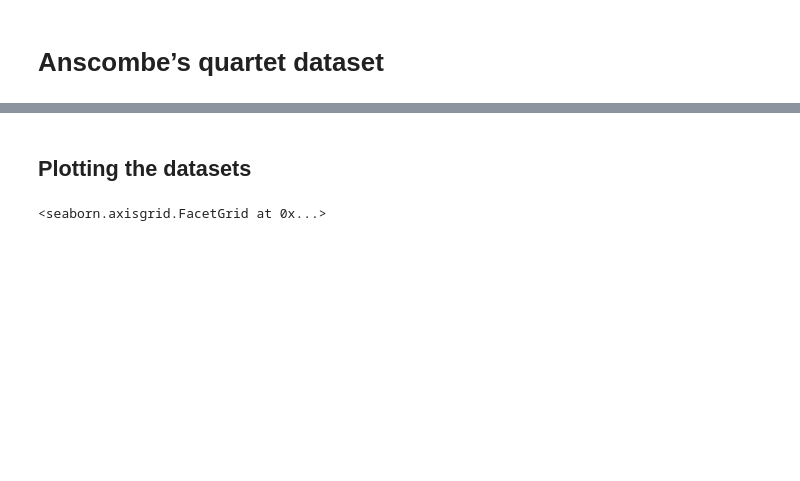
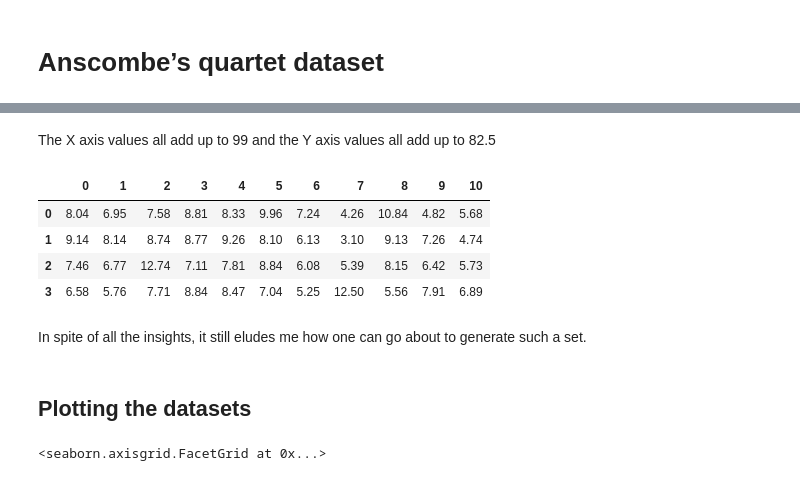
Before and after one commit to G00364778/52446_assignments, a Jupyter notebook: Anscombes Quartet dataset.ipynb, the cells around one changed output, grey strips where cells are left out. Saved outputs shown, nothing was run; the diff lists cells and outputs as text; code cells hidden in the pictures; blank space fills up the shorter version.

```diff
--- a/Anscombes Quartet dataset.ipynb
+++ b/Anscombes Quartet dataset.ipynb
@@ -19,2 +40,16 @@ This provides some insight into the tools at Anscombe's disposal to perform the
+# %% [markdown]
+The X axis values all add up to 99 and the Y axis values all add up to 82.5
+# %%
+y=[]
+for r in range(0,34,11): y.append([anscombe.loc[i,'y'] for i in range(r,r+11)])
+pd.DataFrame(y)
+# %% [output]
+|  | 0 | 1 | 2 | 3 | 4 | 5 | 6 | 7 | 8 | 9 | 10 |
+| 0 | 8.04 | 6.95 | 7.58 | 8.81 | 8.33 | 9.96 | 7.24 | 4.26 | 10.84 | 4.82 | 5.68 |
+| 1 | 9.14 | 8.14 | 8.74 | 8.77 | 9.26 | 8.10 | 6.13 | 3.10 | 9.13 | 7.26 | 4.74 |
+| 2 | 7.46 | 6.77 | 12.74 | 7.11 | 7.81 | 8.84 | 6.08 | 5.39 | 8.15 | 6.42 | 5.73 |
+| 3 | 6.58 | 5.76 | 7.71 | 8.84 | 8.47 | 7.04 | 5.25 | 12.50 | 5.56 | 7.91 | 6.89 |
+# %% [markdown]
+In spite of all the insights, it still eludes me how one can go about to generate such a set.
 # %% [markdown]
 ## Plotting the datasets
```
Also changed, not shown: parts of 7 cells of this notebook.
